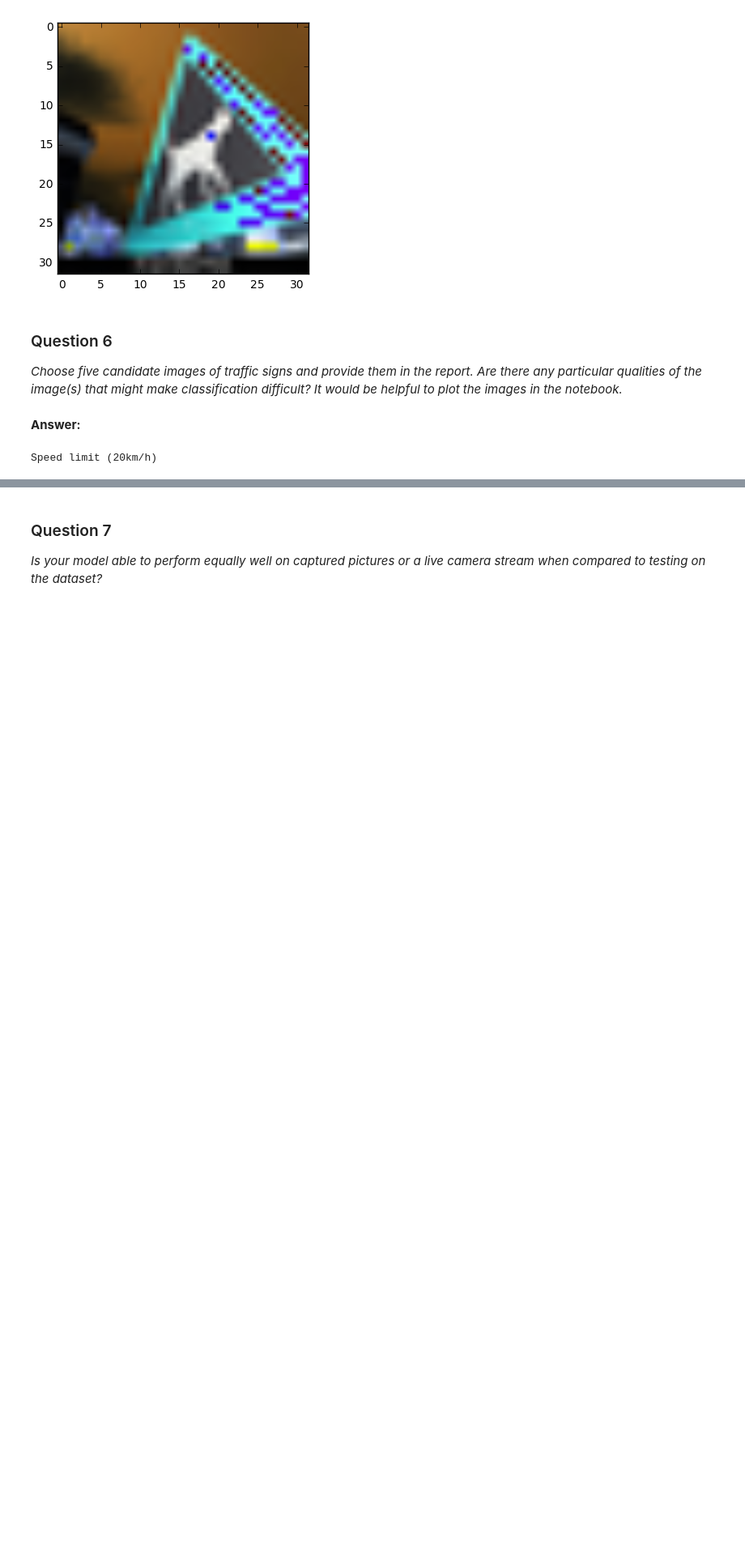
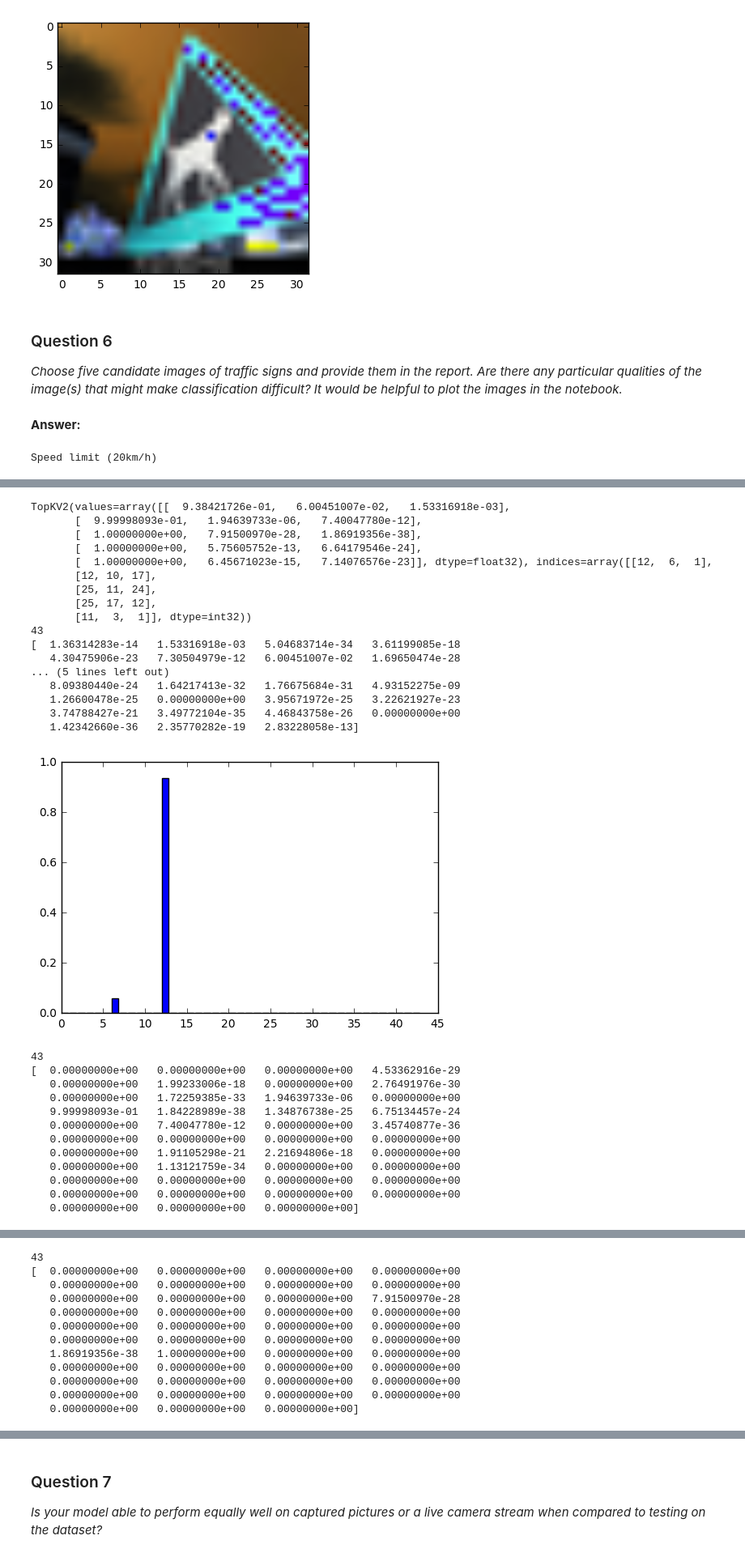
Before and after one commit to neurodrive1/traffic_signs, a Jupyter notebook: Traffic_Signs_Recognition.ipynb, the cells around one changed output, grey strips where cells are left out. Shown at 81% size. Cells and saved outputs as stored; diff of their text form; code cells hidden in the pictures; blank space fills up the shorter version.

```diff
--- a/Traffic_Signs_Recognition.ipynb
+++ b/Traffic_Signs_Recognition.ipynb
@@ -522 +530,49 @@ NN predicted 3
 Name: SignName, dtype: object
+# %%
+### Visualize the softmax probabilities here.
+### Feel free to use as many code cells as needed.
+
+smax_prob = tf.nn.softmax(logits)
+top_k_op = tf.nn.top_k(smax_prob, 3)
+with tf.Session() as sess:
+    saver.restore(sess, './trained_model.chkp')
+
+    classification = sess.run(smax_prob, feed_dict={x: new_images})
+    top_k = sess.run(top_k_op, feed_dict={smax_prob: classification})
+    print(top_k)
+    for probs in classification:
+        print(len(probs))
+        print(probs)
+        plt.bar(range(43), probs)
+        plt.show()
+# %% [output]
+TopKV2(values=array([[  9.38421726e-01,   6.00451007e-02,   1.53316918e-03],
+       [  9.99998093e-01,   1.94639733e-06,   7.40047780e-12],
+       [  1.00000000e+00,   7.91500970e-28,   1.86919356e-38],
+       [  1.00000000e+00,   5.75605752e-13,   6.64179546e-24],
+       [  1.00000000e+00,   6.45671023e-15,   7.14076576e-23]], dtype=float32), indices=array([[12,  6,  1],
+       [12, 10, 17],
+       [25, 11, 24],
+       [25, 17, 12],
+       [11,  3,  1]], dtype=int32))
+43
+[  1.36314283e-14   1.53316918e-03   5.04683714e-34   3.61199085e-18
+   4.30475906e-23   7.30504979e-12   6.00451007e-02   1.69650474e-28
+... (5 lines left out)
+   8.09380440e-24   1.64217413e-32   1.76675684e-31   4.93152275e-09
+   1.26600478e-25   0.00000000e+00   3.95671972e-25   3.22621927e-23
+   3.74788427e-21   3.49772104e-35   4.46843758e-26   0.00000000e+00
+   1.42342660e-36   2.35770282e-19   2.83228058e-13]
+[figure, added]
+43
+[  0.00000000e+00   0.00000000e+00   0.00000000e+00   4.53362916e-29
+   0.00000000e+00   1.99233006e-18   0.00000000e+00   2.76491976e-30
+   0.00000000e+00   1.72259385e-33   1.94639733e-06   0.00000000e+00
+   9.99998093e-01   1.84228989e-38   1.34876738e-25   6.75134457e-24
+   0.00000000e+00   7.40047780e-12   0.00000000e+00   3.45740877e-36
+   0.00000000e+00   0.00000000e+00   0.00000000e+00   0.00000000e+00
+   0.00000000e+00   1.91105298e-21   2.21694806e-18   0.00000000e+00
+   0.00000000e+00   1.13121759e-34   0.00000000e+00   0.00000000e+00
+   0.00000000e+00   0.00000000e+00   0.00000000e+00   0.00000000e+00
+   0.00000000e+00   0.00000000e+00   0.00000000e+00   0.00000000e+00
+   0.00000000e+00   0.00000000e+00   0.00000000e+00]
@@ -522,0 +580,12 @@ Name: SignName, dtype: object
+43
+[  0.00000000e+00   0.00000000e+00   0.00000000e+00   0.00000000e+00
+   0.00000000e+00   0.00000000e+00   0.00000000e+00   0.00000000e+00
+   0.00000000e+00   0.00000000e+00   0.00000000e+00   7.91500970e-28
+   0.00000000e+00   0.00000000e+00   0.00000000e+00   0.00000000e+00
+   0.00000000e+00   0.00000000e+00   0.00000000e+00   0.00000000e+00
+   0.00000000e+00   0.00000000e+00   0.00000000e+00   0.00000000e+00
+   1.86919356e-38   1.00000000e+00   0.00000000e+00   0.00000000e+00
+   0.00000000e+00   0.00000000e+00   0.00000000e+00   0.00000000e+00
+   0.00000000e+00   0.00000000e+00   0.00000000e+00   0.00000000e+00
+   0.00000000e+00   0.00000000e+00   0.00000000e+00   0.00000000e+00
+   0.00000000e+00   0.00000000e+00   0.00000000e+00]
```
Also changed, not shown: parts of 14 cells of this notebook.
